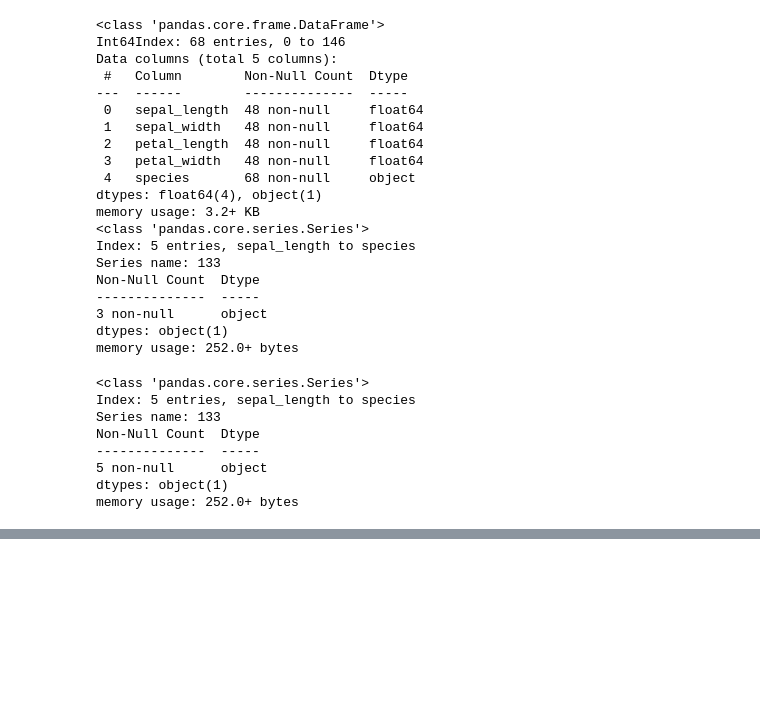
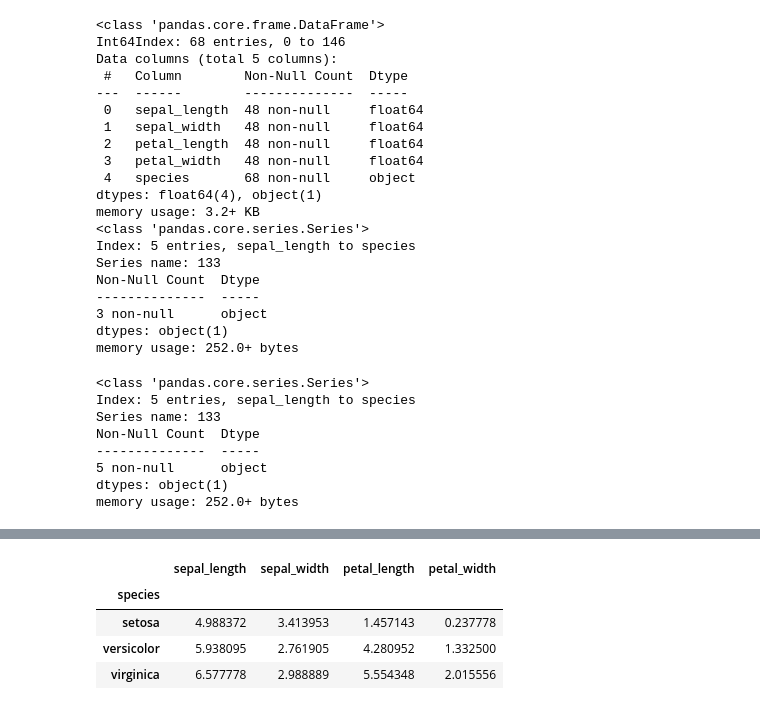
Before and after one commit to devna0111/ai_x, a Jupyter notebook: source/01_python/exercising_problems/ch11_복기.ipynb, the cells around one changed output, grey strips where cells are left out. Saved outputs shown, nothing was run; the diff lists cells and outputs as text; code cells hidden in the pictures; blank space fills up the shorter version.

```diff
--- a/source/01_python/exercising_problems/ch11_복기.ipynb
+++ b/source/01_python/exercising_problems/ch11_복기.ipynb
@@ -262,0 +294,8 @@ memory usage: 252.0+ bytes
+# %%
+iris.groupby(iris.species).mean()
+# %% [output]
+|  | sepal_length | sepal_width | petal_length | petal_width |
+| species |  |  |  |  |
+| setosa | 4.988372 | 3.413953 | 1.457143 | 0.237778 |
+| versicolor | 5.938095 | 2.761905 | 4.280952 | 1.332500 |
+| virginica | 6.577778 | 2.988889 | 5.554348 | 2.015556 |
```
Also changed, not shown: parts of 8 cells of this notebook, 4 other files.
